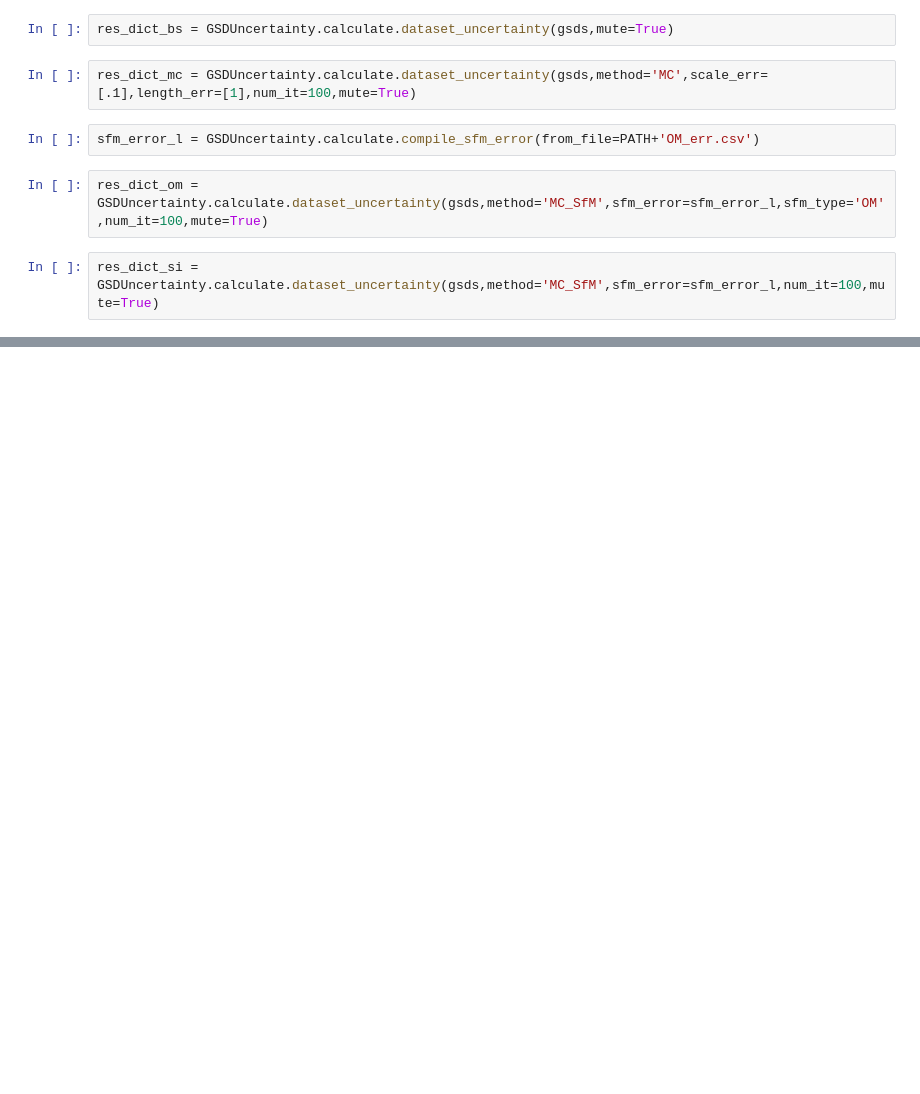
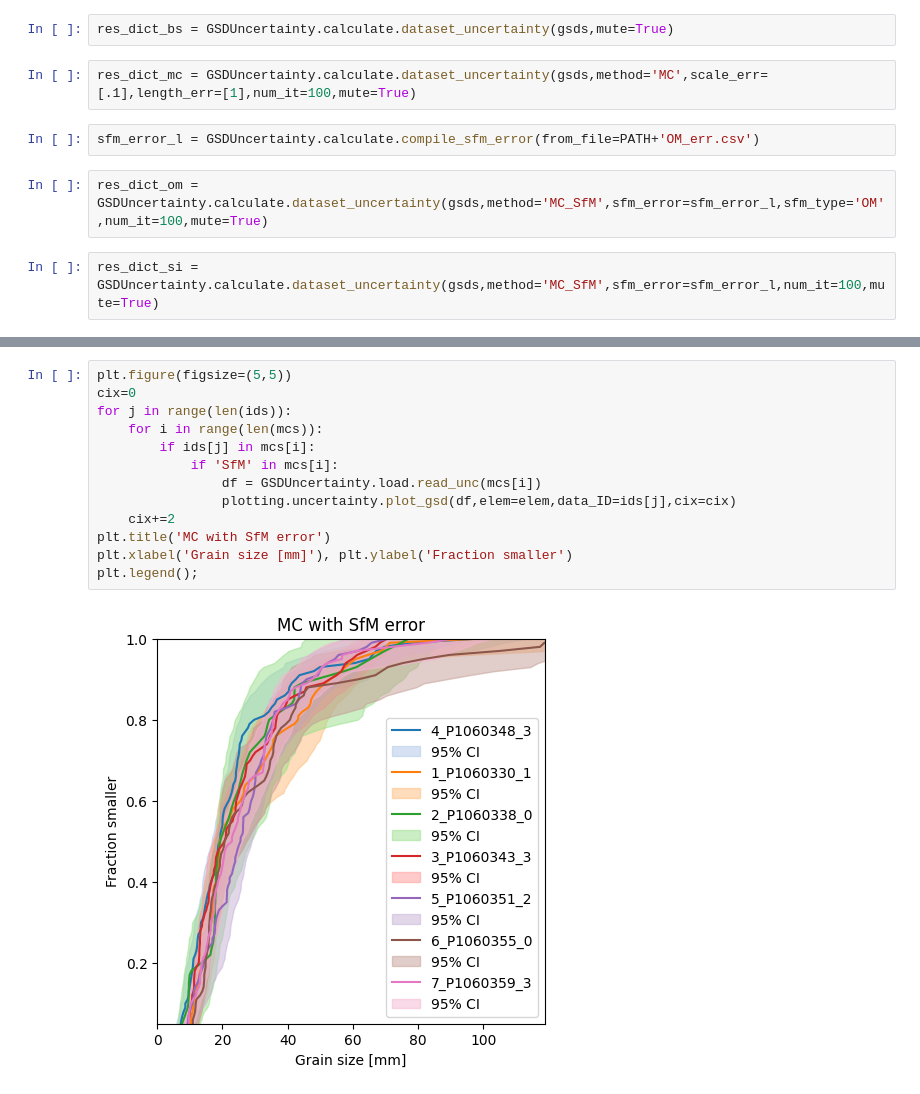
Before and after one commit to dmair1989/imagegrains, a Jupyter notebook: 3_gsd_uncertainty.ipynb, the cells around one changed output, grey strips where cells are left out. Saved outputs shown, nothing was run; the diff lists cells and outputs as text; blank space fills up the shorter version.

```diff
--- a/3_gsd_uncertainty.ipynb
+++ b/3_gsd_uncertainty.ipynb
@@ -16,0 +53,15 @@ res_dict_si = GSDUncertainty.calculate.dataset_uncertainty(gsds,method='MC_SfM',
+# %%
+plt.figure(figsize=(5,5))
+cix=0
+for j in range(len(ids)):
+    for i in range(len(mcs)):
+        if ids[j] in mcs[i]:
+            if 'SfM' in mcs[i]:
+                df = GSDUncertainty.load.read_unc(mcs[i])
+                plotting.uncertainty.plot_gsd(df,elem=elem,data_ID=ids[j],cix=cix)
+    cix+=2
+plt.title('MC with SfM error')
+plt.xlabel('Grain size [mm]'), plt.ylabel('Fraction smaller')
+plt.legend();
+# %% [output]
+[figure, added]
```
Also changed, not shown: parts of 7 cells of this notebook, 2 other files.
